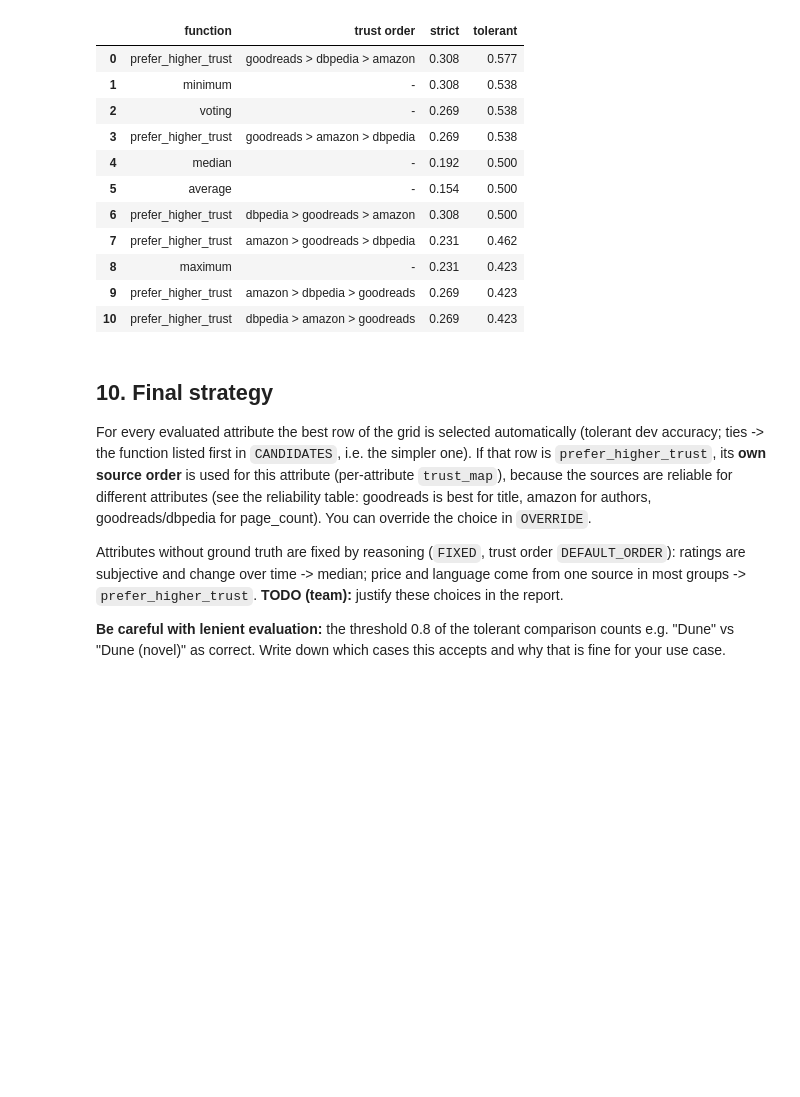
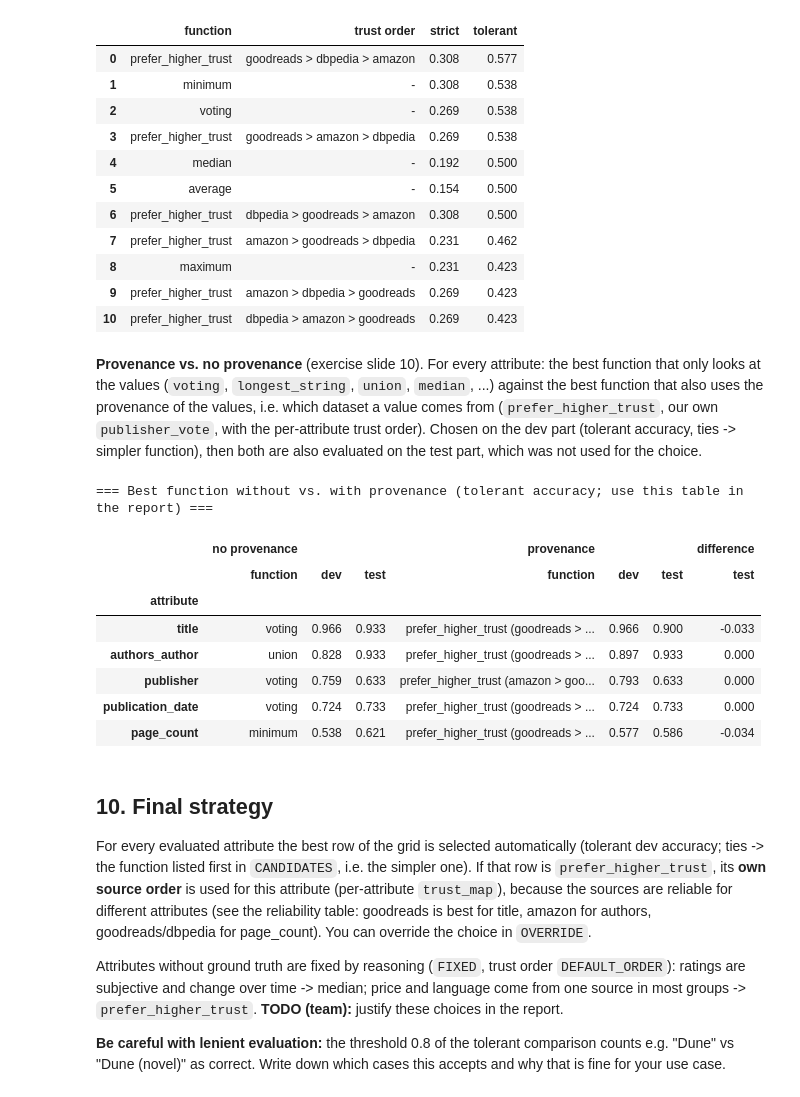
Before and after one commit to Web-Data-Integration-Team/Books-Data-Integration, a Jupyter notebook: data_fusion.ipynb, the cells around one changed output. Cells and saved outputs as stored; diff of their text form; code cells hidden in the pictures; blank space fills up the shorter version.

Commit message:
Add provenance vs. no-provenance comparison (dev choice, test evaluation)

```diff
--- a/data_fusion.ipynb
+++ b/data_fusion.ipynb
@@ -1048,6 +1048,45 @@ if df_eval is not None:
 | 8 | maximum | - | 0.231 | 0.423 |
 | 9 | prefer_higher_trust | amazon > dbpedia > goodreads | 0.269 | 0.423 |
 | 10 | prefer_higher_trust | dbpedia > amazon > goodreads | 0.269 | 0.423 |
+# %% [markdown]
+**Provenance vs. no provenance** (exercise slide 10). For every attribute: the best function that only looks at the values
+(`voting`, `longest_string`, `union`, `median`, ...) against the best function that also uses the provenance of the values, i.e. which
+dataset a value comes from (`prefer_higher_trust`, our own `publisher_vote`, with the per-attribute trust order). Chosen on the dev part
+(tolerant accuracy, ties -> simpler function), then both are also evaluated on the test part, which was not used for the choice.
+# %%
+if grid_rows:
+    g = pd.DataFrame(grid_rows)
+    g["provenance"] = g["order"].map(lambda o: o is not None)
+    rows = []
+    for a, sub in g.groupby("attribute", sort=False):
+        row = {"attribute": a}
+        for prov, label in [(False, "no provenance"), (True, "provenance")]:
+            part = sub[sub["provenance"] == prov]
+            if part.empty:
+                continue
+            b = part.sort_values(["tolerant", "pos"], ascending=[False, True], kind="stable").iloc[0]
+            order = b["order"] if prov else tuple(NAMES)
+            test = attribute_accuracy(run_single(a, fn(b["function"]), order), df_eval_test, [a]).loc[a]
+            row.update({(label, "function"): b["function"] + (f" ({' > '.join(order)})" if prov else ""),
+                        (label, "dev"): b["tolerant"], (label, "test"): test["accuracy tolerant"]})
+        rows.append(row)
+    prov_cmp = pd.DataFrame(rows).set_index("attribute")
+    prov_cmp.columns = pd.MultiIndex.from_tuples(prov_cmp.columns)
+    prov_cmp[("difference", "test")] = prov_cmp[("provenance", "test")] - prov_cmp[("no provenance", "test")]
+    prov_cmp.to_csv(OUT_DIR / "provenance_comparison.csv")
+    pd.set_option("display.max_colwidth", 70)
+    print("=== Best function without vs. with provenance (tolerant accuracy; use this table in the report) ===")
+    display(prov_cmp.round(3))
+# %% [output]
+=== Best function without vs. with provenance (tolerant accuracy; use this table in the report) ===
+|  | no provenance |  |  | provenance |  |  | difference |
+|  | function | dev | test | function | dev | test | test |
+| attribute |  |  |  |  |  |  |  |
+| title | voting | 0.966 | 0.933 | prefer_higher_trust (goodreads > ... | 0.966 | 0.900 | -0.033 |
+| authors_author | union | 0.828 | 0.933 | prefer_higher_trust (goodreads > ... | 0.897 | 0.933 | 0.000 |
+| publisher | voting | 0.759 | 0.633 | prefer_higher_trust (amazon > goo... | 0.793 | 0.633 | 0.000 |
+| publication_date | voting | 0.724 | 0.733 | prefer_higher_trust (goodreads > ... | 0.724 | 0.733 | 0.000 |
+| page_count | minimum | 0.538 | 0.621 | prefer_higher_trust (goodreads > ... | 0.577 | 0.586 | -0.034 |
 # %% [markdown]
 ## 10. Final strategy
 
```
Also changed, not shown: 1 other file.
